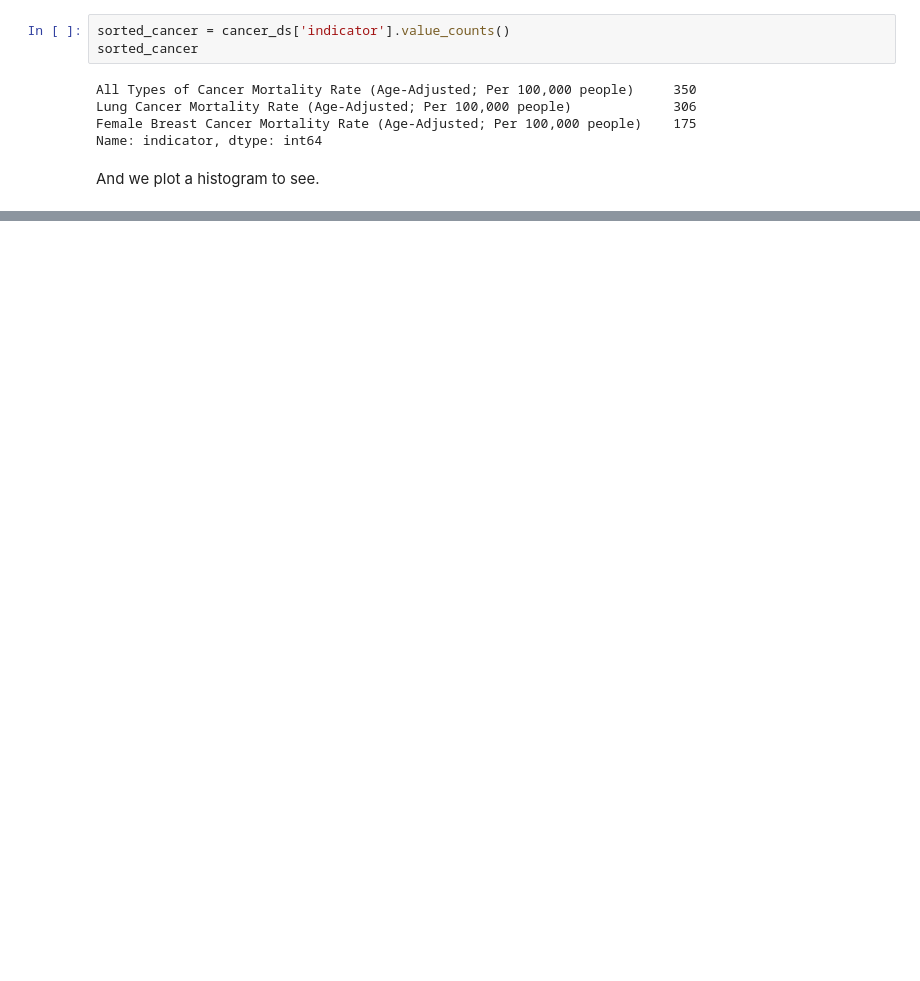
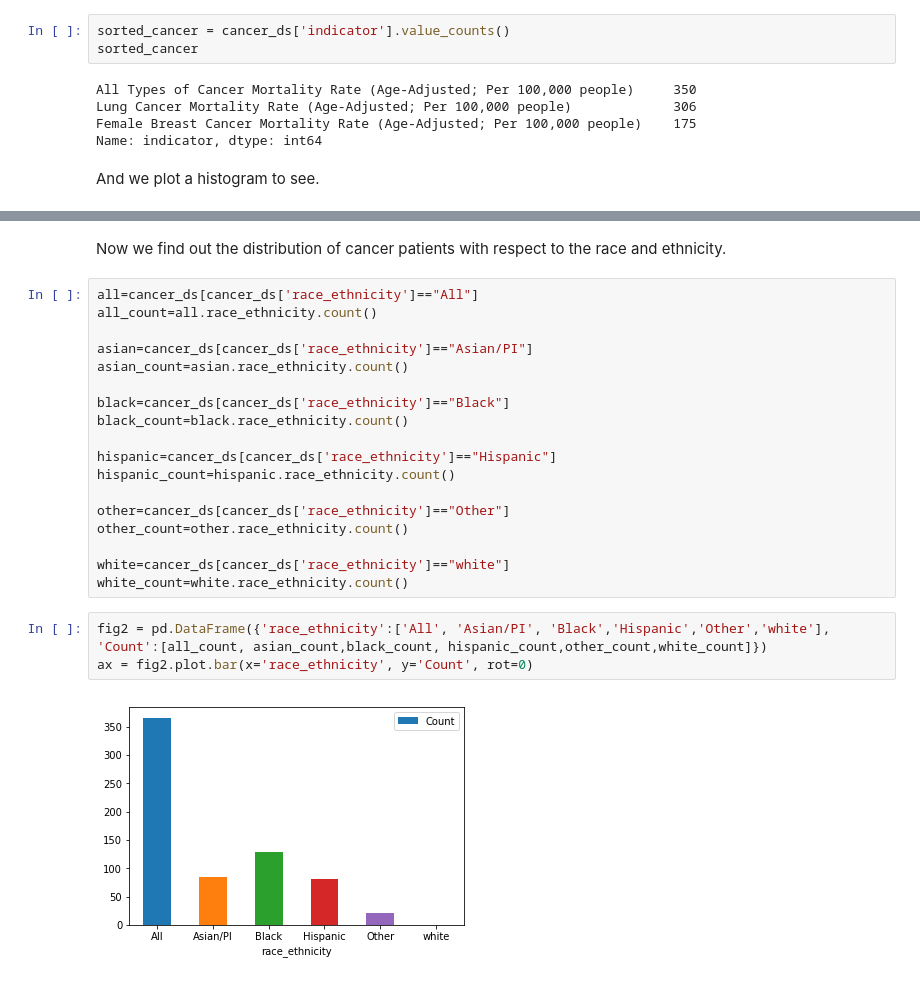
Before and after one commit to bchi-coursework/data-analysis, a Jupyter notebook: BCHI.ipynb, the cells around one changed output, grey strips where cells are left out. Cells and saved outputs as stored; diff of their text form; blank space fills up the shorter version.

```diff
--- a/BCHI.ipynb
+++ b/BCHI.ipynb
@@ -90,3 +124,28 @@ plt.show()
 #label=list(group.columns)
 # %% [output]
 [figure]
+# %% [markdown]
+Now we find out the distribution of cancer patients with respect to the race and ethnicity.
+# %%
+all=cancer_ds[cancer_ds['race_ethnicity']=="All"]
+all_count=all.race_ethnicity.count()
+
+asian=cancer_ds[cancer_ds['race_ethnicity']=="Asian/PI"]
+asian_count=asian.race_ethnicity.count()
+
+black=cancer_ds[cancer_ds['race_ethnicity']=="Black"]
+black_count=black.race_ethnicity.count()
+
+hispanic=cancer_ds[cancer_ds['race_ethnicity']=="Hispanic"]
+hispanic_count=hispanic.race_ethnicity.count()
+
+other=cancer_ds[cancer_ds['race_ethnicity']=="Other"]
+other_count=other.race_ethnicity.count()
+
+white=cancer_ds[cancer_ds['race_ethnicity']=="white"]
+white_count=white.race_ethnicity.count()
+# %%
+fig2 = pd.DataFrame({'race_ethnicity':['All', 'Asian/PI', 'Black','Hispanic','Other','white'], 'Count':[all_count, asian_count,black_count, hispanic_count,other_count,white_count]})
+ax = fig2.plot.bar(x='race_ethnicity', y='Count', rot=0)
+# %% [output]
+[figure, added]
```
Also changed, not shown: parts of 12 cells of this notebook, 2 other files.
